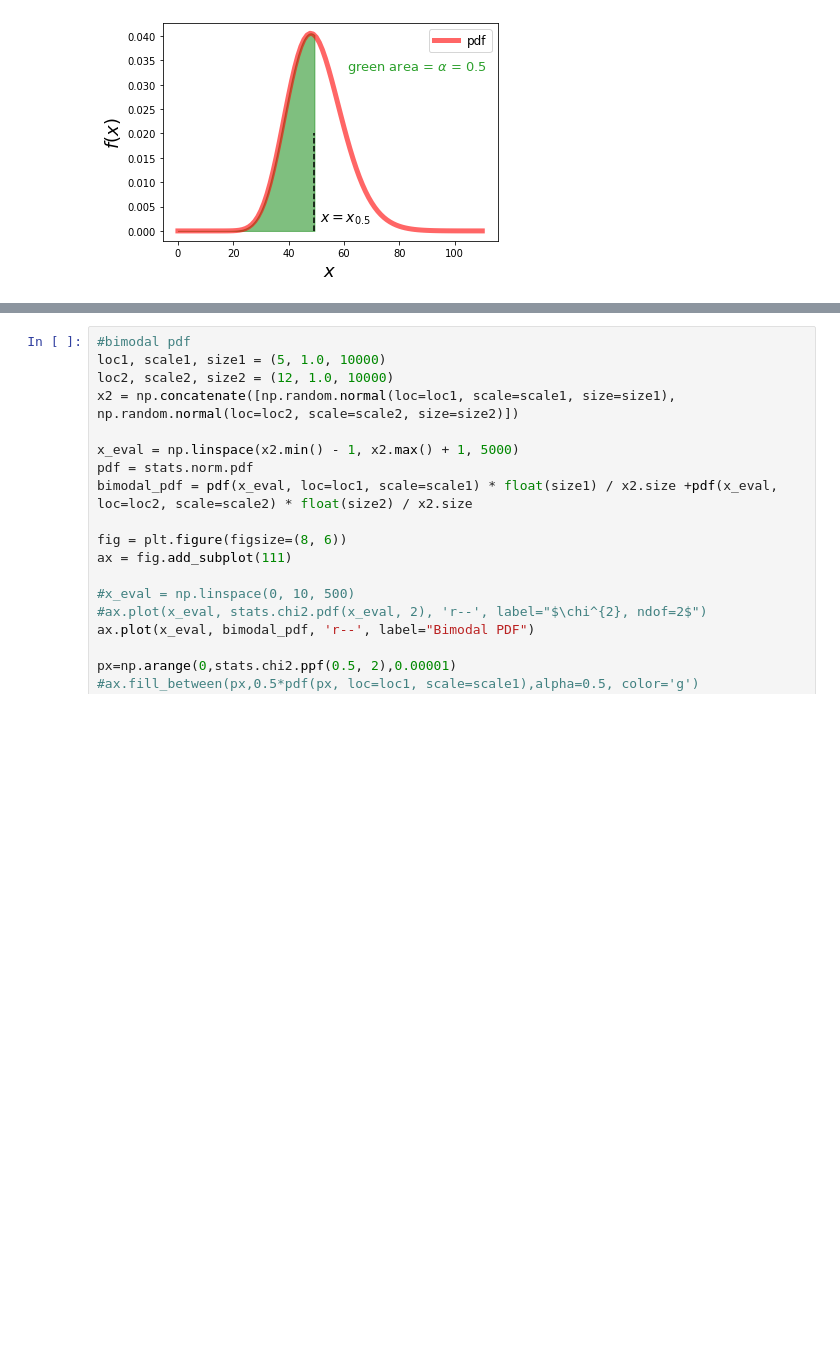
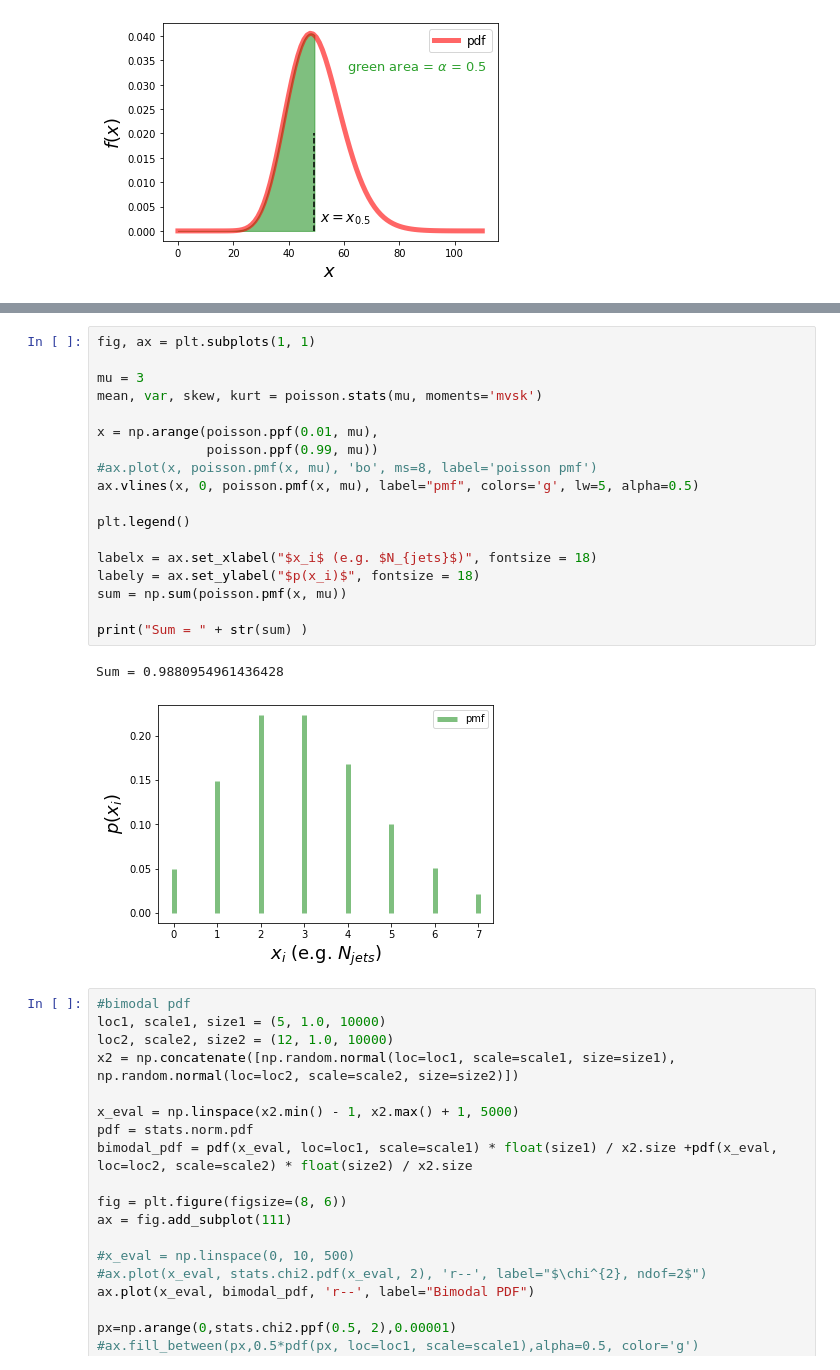
Before and after one commit to keaveney/StatisticsLectures, a Jupyter notebook: lecture 2 more basics, parameter estimation.ipynb, the cells around one changed output, grey strips where cells are left out. Drawn from its saved outputs; the diff is of its cells as text; blank space fills up the shorter version.

```diff
--- a/lecture 2 more basics, parameter estimation.ipynb
+++ b/lecture 2 more basics, parameter estimation.ipynb
@@ -51,3 +60,24 @@ plt.show()
+# %%
+fig, ax = plt.subplots(1, 1)
+
+mu = 3
+mean, var, skew, kurt = poisson.stats(mu, moments='mvsk')
+
+x = np.arange(poisson.ppf(0.01, mu),
+              poisson.ppf(0.99, mu))
+#ax.plot(x, poisson.pmf(x, mu), 'bo', ms=8, label='poisson pmf')
+ax.vlines(x, 0, poisson.pmf(x, mu), label="pmf", colors='g', lw=5, alpha=0.5)
+
+plt.legend()
+
+labelx = ax.set_xlabel("$x_i$ (e.g. $N_{jets}$)", fontsize = 18)
+labely = ax.set_ylabel("$p(x_i)$", fontsize = 18)
+sum = np.sum(poisson.pmf(x, mu))
+
+print("Sum = " + str(sum) )
+# %% [output]
+Sum = 0.9880954961436428
+[figure, added]
 # %%
 #bimodal pdf
 loc1, scale1, size1 = (5, 1.0, 10000)
```
Also changed, not shown: parts of 2 cells of this notebook, 2 other files.
